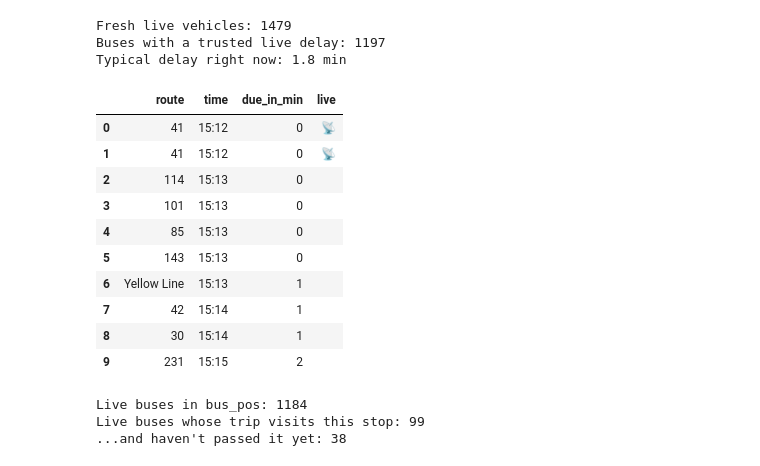
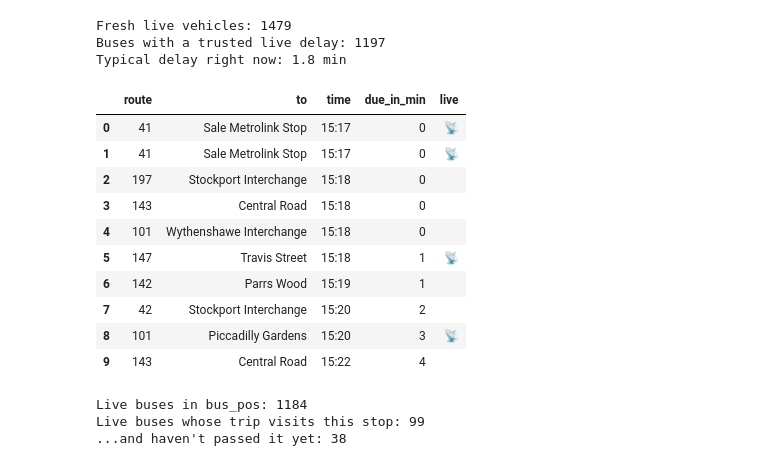
Before and after one commit to kaushaltatkare/manchester-bus-tracker, a Jupyter notebook: notebooks/01_explore_stops.ipynb, the cells around one changed output. Saved outputs shown, nothing was run; the diff lists cells and outputs as text; code cells hidden in the pictures.

```diff
--- a/notebooks/01_explore_stops.ipynb
+++ b/notebooks/01_explore_stops.ipynb
@@ -778,50 +778,52 @@ def live_departures(stop_name: str, bus_pos: pd.DataFrame, limit: int = 10) -> p
     # Look back 60 min so late buses are still included
     deps = gm_stop_times[
         gm_stop_times["stop_id"].isin(stop_ids)
         & gm_stop_times["trip_id"].isin(trips_today["trip_id"])
         & (gm_stop_times["departure_secs"] >= now_secs - 3600)
         & (~gm_stop_times["is_last_stop"])
     ]
 
     # Attach live info (buses with no live data get NaN)
     deps = deps.merge(bus_pos, on="trip_id", how="left")
 
     # Drop stops the bus has already passed
     deps = deps[deps["bus_at_seq"].isna() | (deps["stop_sequence"] >= deps["bus_at_seq"])].copy()
 
     # Real time = scheduled + delay (no live data -> timetable time)
     deps["live"] = deps["bus_at_seq"].notna()
     deps["real_secs"] = deps["departure_secs"] + (deps["delay_min"].fillna(0) * 60).round().astype(int)
     deps = deps[deps["real_secs"] >= now_secs]
 
-    # Bus number: stop_times -> trips -> routes
-    deps = deps.merge(gm_trips[["trip_id", "route_id", "trip_headsign"]], on="trip_id")
+    # Bus number + destination: stop_times -> trips -> routes
+    deps = deps.merge(gm_trips[["trip_id", "route_id", "trip_headsign"]], on="trip_id")   # ← changed
     deps = deps.merge(gm_routes[["route_id", "route_short_name"]], on="route_id")
 
     # Soonest first, friendly columns
-    deps = deps.sort_values("real_secs").head(limit)
+    deps = deps.sort_values("real_secs")
+    deps = deps.drop_duplicates("trip_id")
+    deps = deps.head(limit)
     deps["time"] = deps["real_secs"].apply(secs_to_hhmm)
     deps["due_in_min"] = (deps["real_secs"] - now_secs) // 60
     deps["live"] = deps["live"].map({True: "📡", False: ""})
 
-    return deps.rename(columns={"route_short_name": "route"})[
-        ["route", "time", "due_in_min", "live"]
+    return deps.rename(columns={"route_short_name": "route", "trip_headsign": "to"})[     # ← changed
+        ["route", "to", "time", "due_in_min", "live"]
     ].reset_index(drop=True)
 
 
-live_departures("Piccadilly Gardens", bus_pos)
+live_departures("Oxford Road", bus_pos)
 # %% [output]
-|  | route | time | due_in_min | live |
-| 0 | 41 | 15:12 | 0 | 📡 |
-| 1 | 41 | 15:12 | 0 | 📡 |
-| 2 | 114 | 15:13 | 0 |  |
-| 3 | 101 | 15:13 | 0 |  |
-| 4 | 85 | 15:13 | 0 |  |
-| 5 | 143 | 15:13 | 0 |  |
-| 6 | Yellow Line | 15:13 | 1 |  |
-| 7 | 42 | 15:14 | 1 |  |
-| 8 | 30 | 15:14 | 1 |  |
-| 9 | 231 | 15:15 | 2 |  |
+|  | route | to | time | due_in_min | live |
+| 0 | 41 | Sale Metrolink Stop | 15:17 | 0 | 📡 |
+| 1 | 41 | Sale Metrolink Stop | 15:17 | 0 | 📡 |
+| 2 | 197 | Stockport Interchange | 15:18 | 0 |  |
+| 3 | 143 | Central Road | 15:18 | 0 |  |
+| 4 | 101 | Wythenshawe Interchange | 15:18 | 0 |  |
+| 5 | 147 | Travis Street | 15:18 | 1 | 📡 |
+| 6 | 142 | Parrs Wood | 15:19 | 1 |  |
+| 7 | 42 | Stockport Interchange | 15:20 | 2 |  |
+| 8 | 101 | Piccadilly Gardens | 15:20 | 3 | 📡 |
+| 9 | 143 | Central Road | 15:22 | 4 |  |
 # %%
 stop_name = "Oxford Road"   # ← change to the stop you tested
 
```
Also changed, not shown: parts of 3 cells of this notebook, 2 other files.
